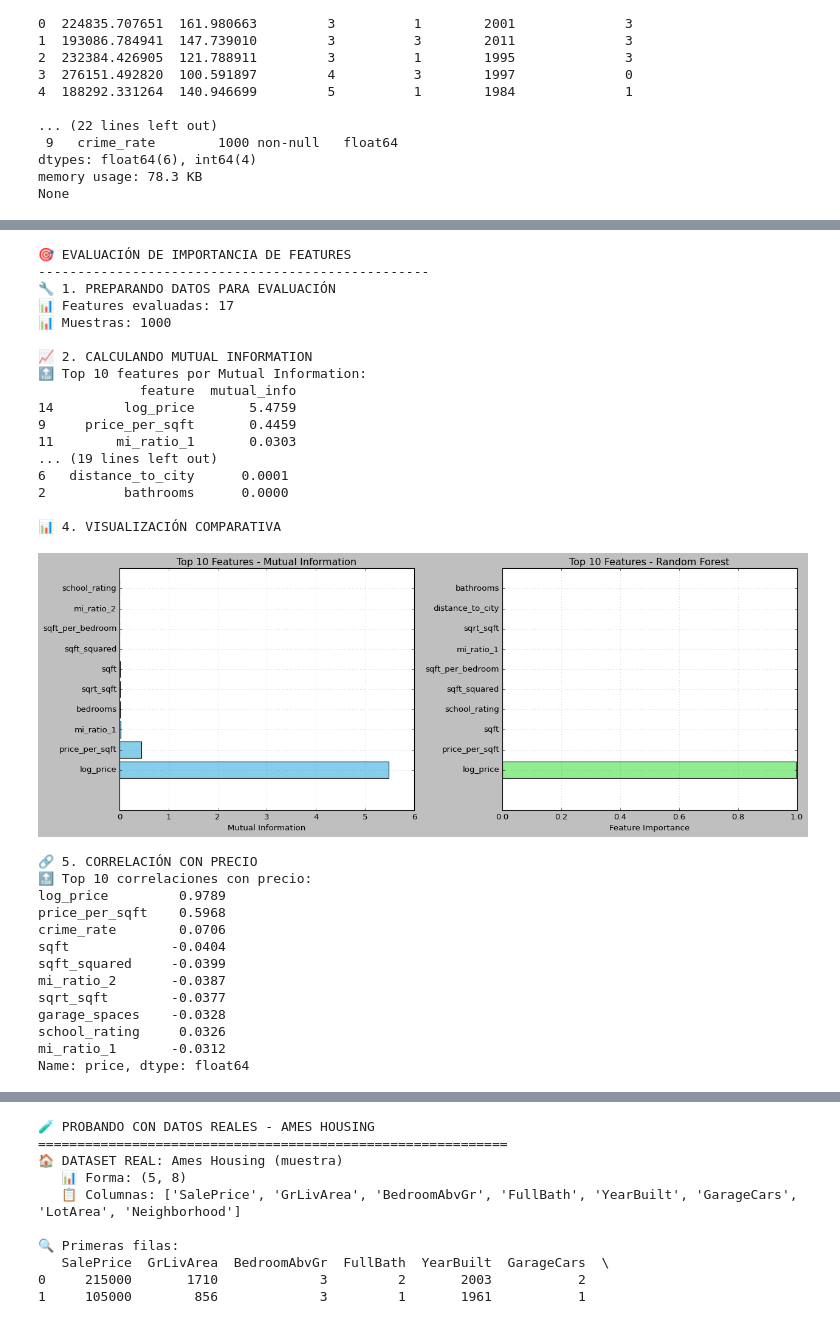
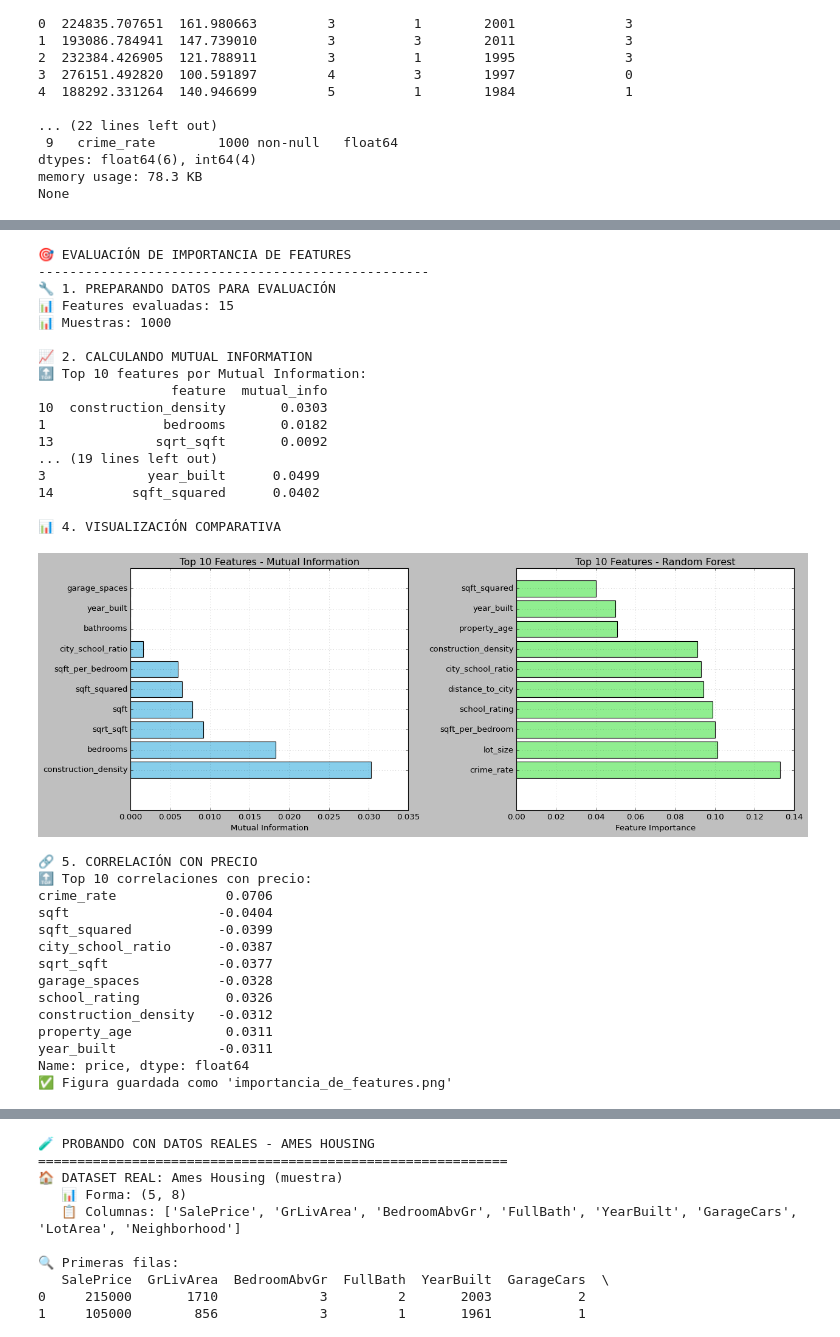
Before and after one commit to SofiaCraigdallie/portfolio, a Jupyter notebook: docs/notebooks/UT3-1.ipynb, the cells around one changed output, grey strips where cells are left out. Saved outputs shown, nothing was run; the diff lists cells and outputs as text; code cells hidden in the pictures.

```diff
--- a/docs/notebooks/UT3-1.ipynb
+++ b/docs/notebooks/UT3-1.ipynb
@@ -283,9 +267,8 @@ print("🔧 1. PREPARANDO DATOS PARA EVALUACIÓN")
 
 # Seleccionar features numéricas para evaluación
 numeric_features = ['sqft', 'bedrooms', 'bathrooms', 'year_built', 'garage_spaces',
-                   'lot_size', 'distance_to_city', 'school_rating', 'crime_rate',
-                   'price_per_sqft', 'sqft_per_bedroom', 'mi_ratio_1',
-                   'mi_ratio_2', 'property_age', 'log_price', 'sqrt_sqft', 'sqft_squared']
+                   'lot_size', 'distance_to_city', 'school_rating', 'crime_rate', 'sqft_per_bedroom', 'construction_density',
+                   'city_school_ratio', 'property_age', 'sqrt_sqft', 'sqft_squared']
 
 # Preparar X e y
 X = df_enhanced[numeric_features].fillna(0)  # llenar valores faltantes con 0
@@ -344,53 +327,57 @@ top_rf = rf_importance.head(10)
 ax2.barh(range(len(top_rf)), top_rf['importance'], color='lightgreen')
 ax2.set_yticks(range(len(top_rf)))
 ax2.set_yticklabels(top_rf['feature'])
 ax2.set_xlabel('Feature Importance')
 ax2.set_title('Top 10 Features - Random Forest')
 ax2.grid(True, alpha=0.3)
 
 plt.tight_layout()
 plt.show()
 
 # 5. ANÁLISIS DE CORRELACIÓN CON TARGET
 print("\n🔗 5. CORRELACIÓN CON PRECIO")
 
 # Calcular correlaciones
 correlations = df_enhanced[numeric_features + ['price']].corr()['price'].drop('price')
 correlations = correlations.sort_values(key=abs, ascending=False)
 
 print("🔝 Top 10 correlaciones con precio:")
 print(correlations.head(10).round(4))
+
+fig.savefig("../assets/img/importancia_de_features.png", dpi=150)
+print("✅ Figura guardada como 'importancia_de_features.png'")
 # %% [output]
 🎯 EVALUACIÓN DE IMPORTANCIA DE FEATURES
 --------------------------------------------------
 🔧 1. PREPARANDO DATOS PARA EVALUACIÓN
-📊 Features evaluadas: 17
+📊 Features evaluadas: 15
 📊 Muestras: 1000
 
 📈 2. CALCULANDO MUTUAL INFORMATION
 🔝 Top 10 features por Mutual Information:
-             feature  mutual_info
-14         log_price       5.4759
-9     price_per_sqft       0.4459
-11        mi_ratio_1       0.0303
+                 feature  mutual_info
+10  construction_density       0.0303
+1               bedrooms       0.0182
+13             sqrt_sqft       0.0092
 ... (19 lines left out)
-6   distance_to_city      0.0001
-2          bathrooms      0.0000
+3             year_built      0.0499
+14          sqft_squared      0.0402
 
 📊 4. VISUALIZACIÓN COMPARATIVA
-[figure, old version]
+[figure, new version]
 🔗 5. CORRELACIÓN CON PRECIO
 🔝 Top 10 correlaciones con precio:
-log_price         0.9789
-price_per_sqft    0.5968
-crime_rate        0.0706
-sqft             -0.0404
-sqft_squared     -0.0399
-mi_ratio_2       -0.0387
-sqrt_sqft        -0.0377
-garage_spaces    -0.0328
-school_rating     0.0326
-mi_ratio_1       -0.0312
+crime_rate              0.0706
+sqft                   -0.0404
+sqft_squared           -0.0399
+city_school_ratio      -0.0387
+sqrt_sqft              -0.0377
+garage_spaces          -0.0328
+school_rating           0.0326
+construction_density   -0.0312
+property_age            0.0311
+year_built             -0.0311
 Name: price, dtype: float64
+✅ Figura guardada como 'importancia_de_features.png'
 # %%
 # === INVESTIGACIÓN LIBRE ===
```
Also changed, not shown: parts of 4 cells of this notebook, 13 other files.
